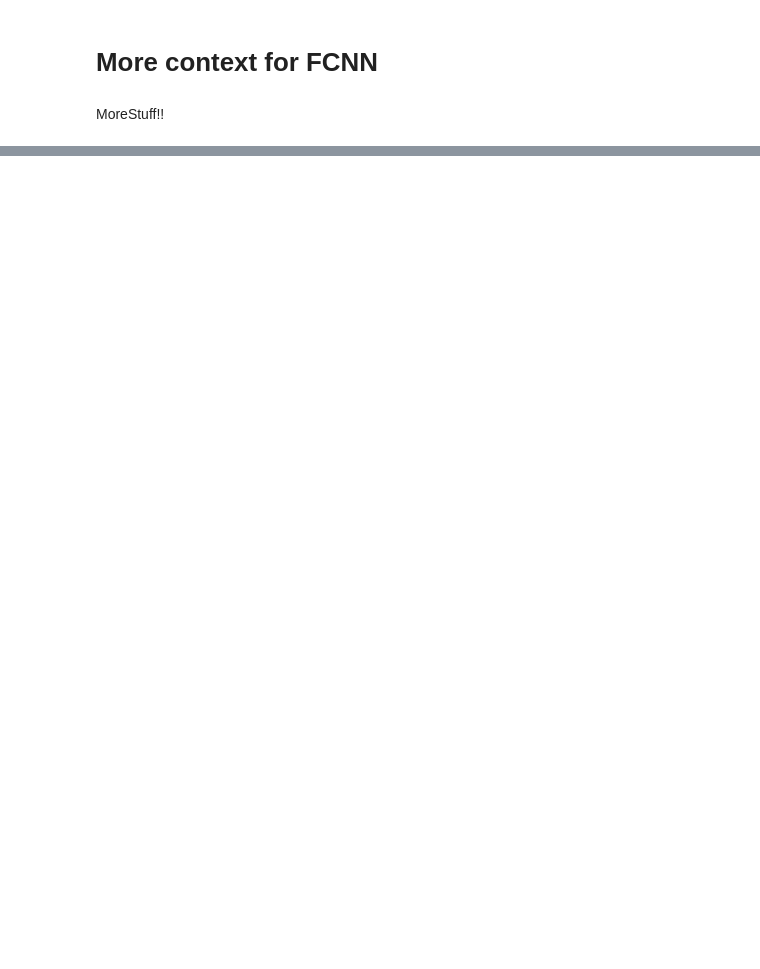
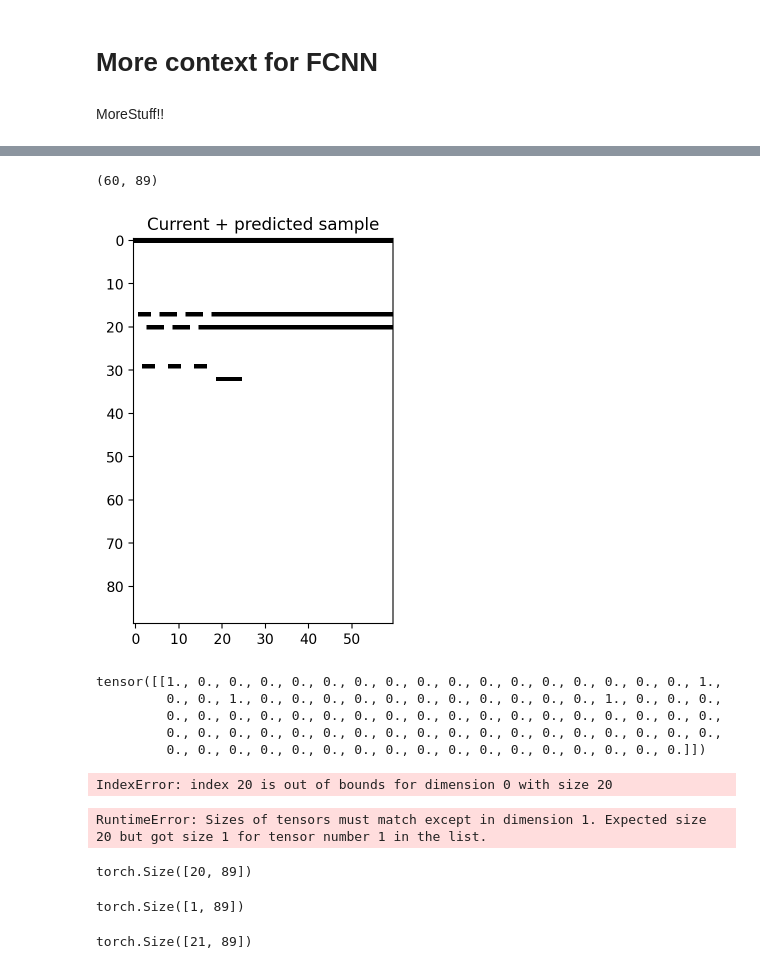
Before and after one commit to capital-G/ki-ueben-klavier-trainieren, a Jupyter notebook: book/chapters/ann-context.ipynb, the cells around one changed output, grey strips where cells are left out. Cells and saved outputs as stored; diff of their text form; code cells hidden in the pictures; blank space fills up the shorter version.

```diff
--- a/book/chapters/ann-context.ipynb
+++ b/book/chapters/ann-context.ipynb
@@ -24,8 +25,8 @@ class ContextNet(L.LightningModule):
     def __init__(
         self,
         input_window_size: int = 20,
-        num_input_dim: int = 88,
-        num_output_dm: int = 88,
+        num_input_dim: int = 89,
+        num_output_dm: int = 89,
     ):
         super().__init__()
         self.input_window_size = input_window_size
@@ -39,8 +40,10 @@ class ContextNet(L.LightningModule):
             nn.Linear(64, 64),
             nn.ReLU(),
             nn.Linear(64, 64),
-            nn.Linear(64, 88, bias=True),
+            nn.Linear(64, self.num_output_dim, bias=True),
         )
+
+        self.criterion = nn.BCEWithLogitsLoss()
 
     def training_step(self, batch, batch_idx):
         x, y = batch
@@ -48,24 +51,24 @@ class ContextNet(L.LightningModule):
         # x = x.unsqueeze(1)
         # y = y.unsqueeze(1)
         # z is the predicted note
-        z = self.net(x)
+        z = self.net(x).unsqueeze(1)
         # print("x", x.shape, "y", y.shape, "z", z.shape)
         # we calculate the loss here
-        loss = nn.functional.mse_loss(z, y)
+        loss = self.criterion(z, y)
         self.log("train_loss", loss, prog_bar=True)
         return loss
 
     def test_step(self, batch, batch_idx):
         x, y = batch
         z = self.net(x)
-        test_loss = nn.functional.mse_loss(z, y)
+        test_loss = self.criterion(z, y)
         self.log("test_loss", test_loss)
 
     def configure_optimizers(self):
         return optim.Adam(self.parameters(), lr=1e-3)
 
 
-context_net = ContextNet()
+context_net = ContextNet(input_window_size=WINDOW_SIZE)
 
 print(context_net)
 
@@ -131,0 +167,48 @@ df_simple_metrics.plot.line(
+# %%
+note_sequence = piano_roll_sample[0]
+
+for i in range(40):
+    next_frame = context_net.net(note_sequence[i:].unsqueeze(0))
+    binary_frame = (torch.nn.Sigmoid()(next_frame) > 0.7).to(torch.float32)
+    note_sequence = torch.concat([note_sequence, binary_frame])
+
+predicted_sequence = note_sequence.detach().numpy()
+# %%
+predicted_sequence.shape
+# %% [output]
+(60, 89)
+# %%
+plt.figure(figsize=(5, 5))
+plt.imshow(predicted_sequence.T, cmap="binary");
+plt.title("Current + predicted sample");
+# %% [output]
+[figure, added]
+# %%
+binary_frame = (torch.nn.Sigmoid()(next_frame) > 0.7).to(torch.float32)
+binary_frame
+# %% [output]
+tensor([[1., 0., 0., 0., 0., 0., 0., 0., 0., 0., 0., 0., 0., 0., 0., 0., 0., 1.,
+         0., 0., 1., 0., 0., 0., 0., 0., 0., 0., 0., 0., 0., 0., 1., 0., 0., 0.,
+         0., 0., 0., 0., 0., 0., 0., 0., 0., 0., 0., 0., 0., 0., 0., 0., 0., 0.,
+         0., 0., 0., 0., 0., 0., 0., 0., 0., 0., 0., 0., 0., 0., 0., 0., 0., 0.,
+         0., 0., 0., 0., 0., 0., 0., 0., 0., 0., 0., 0., 0., 0., 0., 0., 0.]])
+# %%
+note_sequence[20] = binary_frame
+# %% [output]
+IndexError: index 20 is out of bounds for dimension 0 with size 20
+# %%
+torch.column_stack([note_sequence, binary_frame])
+# %% [output]
+RuntimeError: Sizes of tensors must match except in dimension 1. Expected size 20 but got size 1 for tensor number 1 in the list.
+# %%
+note_sequence.shape
+# %% [output]
+torch.Size([20, 89])
+# %%
+binary_frame.shape
+# %% [output]
+torch.Size([1, 89])
+# %%
+torch.concat([note_sequence, binary_frame]).shape
+# %% [output]
+torch.Size([21, 89])
```
Also changed, not shown: parts of 8 cells of this notebook, 7 other files.
